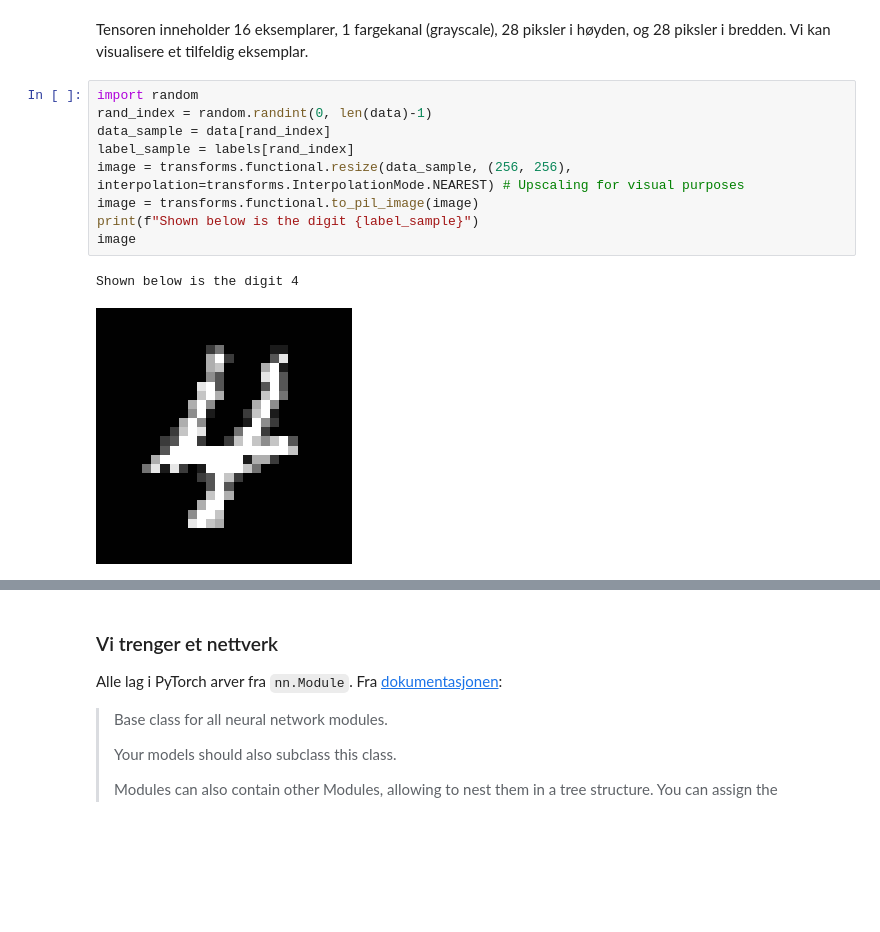
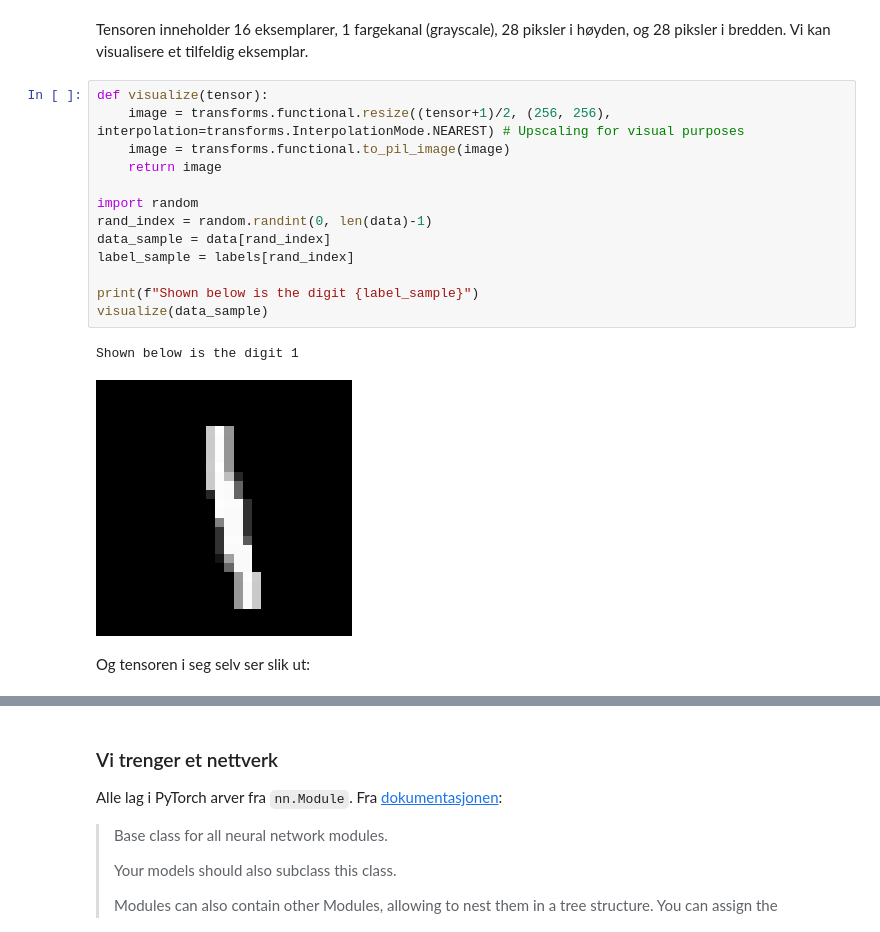
Before and after one commit to willdalh/ml-course, a Jupyter notebook: concepts.ipynb, the cells around one changed output, grey strips where cells are left out. Saved outputs shown, nothing was run; the diff lists cells and outputs as text; blank space fills up the shorter version.

```diff
--- a/concepts.ipynb
+++ b/concepts.ipynb
@@ -197,14 +198,20 @@ Shape of data batch: torch.Size([32, 1, 28, 28])
 Tensoren inneholder 16 eksemplarer, 1 fargekanal (grayscale), 28 piksler i høyden, og 28 piksler i bredden.
 Vi kan visualisere et tilfeldig eksemplar.
 # %%
+def visualize(tensor):
+    image = transforms.functional.resize((tensor+1)/2, (256, 256), interpolation=transforms.InterpolationMode.NEAREST) # Upscaling for visual purposes
+    image = transforms.functional.to_pil_image(image)
+    return image
+
 import random
 rand_index = random.randint(0, len(data)-1)
 data_sample = data[rand_index]
 label_sample = labels[rand_index]
-image = transforms.functional.resize(data_sample, (256, 256), interpolation=transforms.InterpolationMode.NEAREST) # Upscaling for visual purposes
-image = transforms.functional.to_pil_image(image)
+
 print(f"Shown below is the digit {label_sample}")
-image
+visualize(data_sample)
 # %% [output]
-Shown below is the digit 4
+Shown below is the digit 1
-[figure, old version]
+[figure, new version]
+# %% [markdown]
+Og tensoren i seg selv ser slik ut:
```
Also changed, not shown: parts of 27 cells of this notebook, 1 other file.
